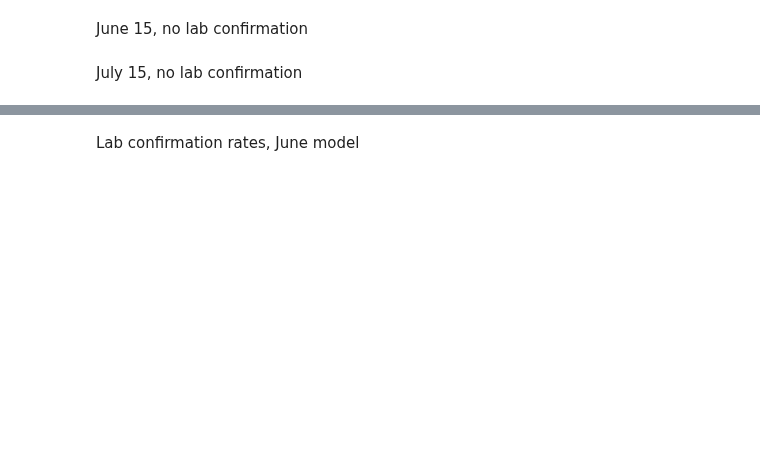
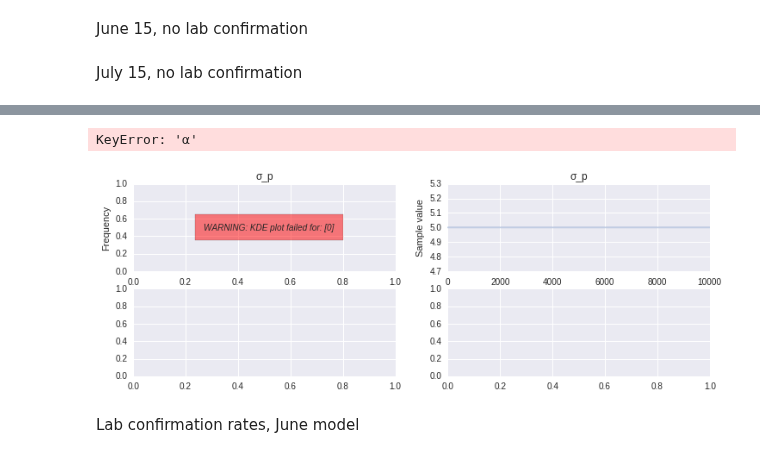
Before and after one commit to fonnesbeck/SaoPauloMeasles, a Jupyter notebook: Archive/Non-Spatial Measles Model (PyMC 3).ipynb, the cells around one changed output, grey strips where cells are left out. Saved outputs shown, nothing was run; the diff lists cells and outputs as text; code cells hidden in the pictures; blank space fills up the shorter version.

```diff
--- a/Archive/Non-Spatial Measles Model (PyMC 3).ipynb
+++ b/Archive/Non-Spatial Measles Model (PyMC 3).ipynb
@@ -475,3 +611,8 @@ Matplot.plot(model_june.theta)
+# %%
+traceplot(june_trace[n_burn:], vars=['σ_p', 'α'])
+# %% [output]
+KeyError: 'α'
+[figure, added]
 # %% [markdown]
 Lab confirmation rates, June model
 # %%
```
Also changed, not shown: parts of 118 cells of this notebook, 1 other file.
